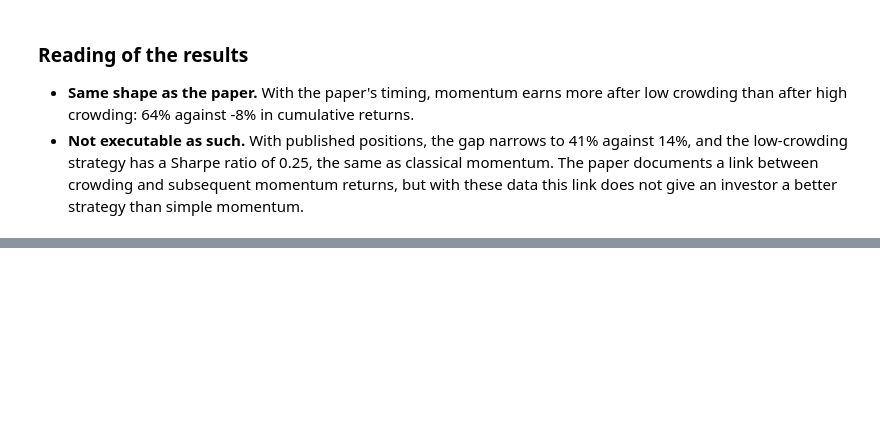
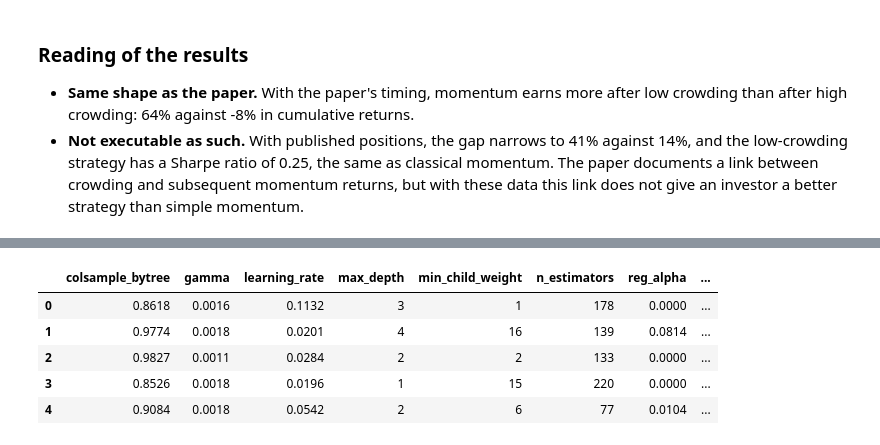
Before and after one commit to hafsaelibrahimi/Crowding-Effect-, a Jupyter notebook: model_new.ipynb, the cells around one changed output, grey strips where cells are left out. Drawn from its saved outputs; the diff is of its cells as text; code cells hidden in the pictures; blank space fills up the shorter version.

```diff
--- a/model.ipynb
+++ b/model_new.ipynb
@@ -563,0 +505,79 @@ dtype: float64
+# %%
+VALID_END = "2018-12-25"
+TEST_START = "2019-01-01"
+N_TRIALS = 24
+
+if pd.Timestamp(START_ML) >= pd.Timestamp(VALID_END):
+    raise ValueError(f"Not enough early data: first prediction is {START_ML}")
+if features.index[-1] < pd.Timestamp(TEST_START):
+    raise ValueError("No 2019+ observations for the final test.")
+
+param_distributions = {
+    "max_depth": randint(1, 5),
+    "n_estimators": randint(50, 251),
+    "learning_rate": loguniform(0.01, 0.15),
+    "min_child_weight": randint(1, 21),
+    "subsample": uniform(0.7, 0.3),
+    "colsample_bytree": uniform(0.7, 0.3),
+    "reg_alpha": loguniform(1e-6, 0.1),
+    "reg_lambda": loguniform(0.01, 50),
+    "gamma": uniform(0, 0.002),
+}
+
+
+def validation_sharpe(method, params):
+    estimator = RankModel(method, params)
+    backtest = Backtester(
+        estimator, max_train_size=TRAIN_WEEKS, test_size=1,
+        pred_lag=1, start_date=START_ML, end_date=VALID_END,
+    )
+    backtest.train(features, target, ret)
+    holdings = backtest.h_.loc[START_ML:VALID_END, ETFS]
+    return sr(pnl(holdings).loc[:VALID_END])
+
+
+# Cache key changes if the validation dataset or target changes.
+training = features.loc[:VALID_END]
+labels = target.loc[:VALID_END]
+digest = hashlib.sha256(
+    pd.util.hash_pandas_object(training, index=True).values.tobytes()
+    + pd.util.hash_pandas_object(labels, index=True).values.tobytes()
+).hexdigest()[:12]
+search_dir = Path(CACHE) / "ml_hyperparameters"
+search_dir.mkdir(parents=True, exist_ok=True)
+
+
+def search_parameters(method, distributions, n_trials):
+    filename = search_dir / f"v2_{method}_{TRAIN_WEEKS}_{VALID_END}_{digest}_{n_trials}.csv"
+    if filename.exists():
+        results = pd.read_csv(filename)
+    else:
+        scores = []
+        candidates = ParameterSampler(distributions, n_iter=n_trials, random_state=42)
+        for i, params in enumerate(candidates, 1):
+            score = validation_sharpe(method, params)
+            scores.append({**params, "Sharpe": score})
+            print(f"{method}: {i}/{n_trials}", end="\r")
+        results = pd.DataFrame(scores)
+        results.to_csv(filename, index=False)
+        print()
+    return results.sort_values("Sharpe", ascending=False).reset_index(drop=True)
+
+
+ridge_results = search_parameters("ridge", {"alpha": loguniform(0.1, 1000)}, 6)
+xgb_results = search_parameters("xgboost", param_distributions, N_TRIALS)
+
+ridge_params = {"alpha": float(ridge_results.loc[0, "alpha"])}
+integer_params = {"max_depth", "n_estimators", "min_child_weight"}
+xgb_params = {
+    name: int(xgb_results.loc[0, name]) if name in integer_params
+    else float(xgb_results.loc[0, name])
+    for name in param_distributions
+}
+
+print("Validation Sharpe (Ridge):", round(ridge_results.loc[0, "Sharpe"], 3))
+print("Validation Sharpe (XGBoost):", round(xgb_results.loc[0, "Sharpe"], 3))
+print("Selected Ridge params:", ridge_params)
+print("Selected XGBoost params:", xgb_params)
+display(xgb_results.head(5).round(4))
+# %% [output]
@@ -563,0 +590,6 @@ dtype: float64
+|  | colsample_bytree | gamma | learning_rate | max_depth | min_child_weight | n_estimators | reg_alpha | ... |
+| 0 | 0.8618 | 0.0016 | 0.1132 | 3 | 1 | 178 | 0.0000 | ... |
+| 1 | 0.9774 | 0.0018 | 0.0201 | 4 | 16 | 139 | 0.0814 | ... |
+| 2 | 0.9827 | 0.0011 | 0.0284 | 2 | 2 | 133 | 0.0000 | ... |
+| 3 | 0.8526 | 0.0018 | 0.0196 | 1 | 15 | 220 | 0.0000 | ... |
+| 4 | 0.9084 | 0.0018 | 0.0542 | 2 | 6 | 77 | 0.0104 | ... |
```
Also changed, not shown: parts of 28 cells of this notebook.
